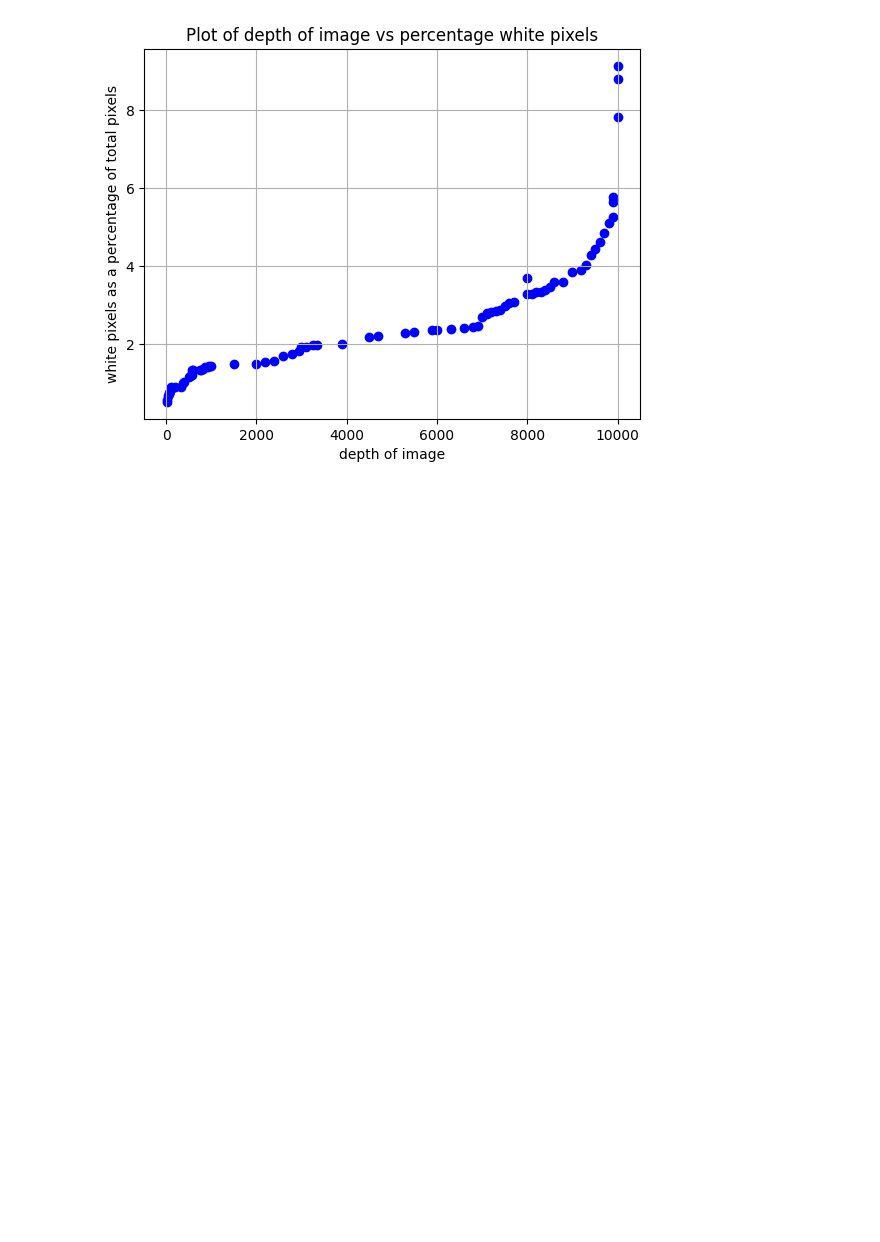
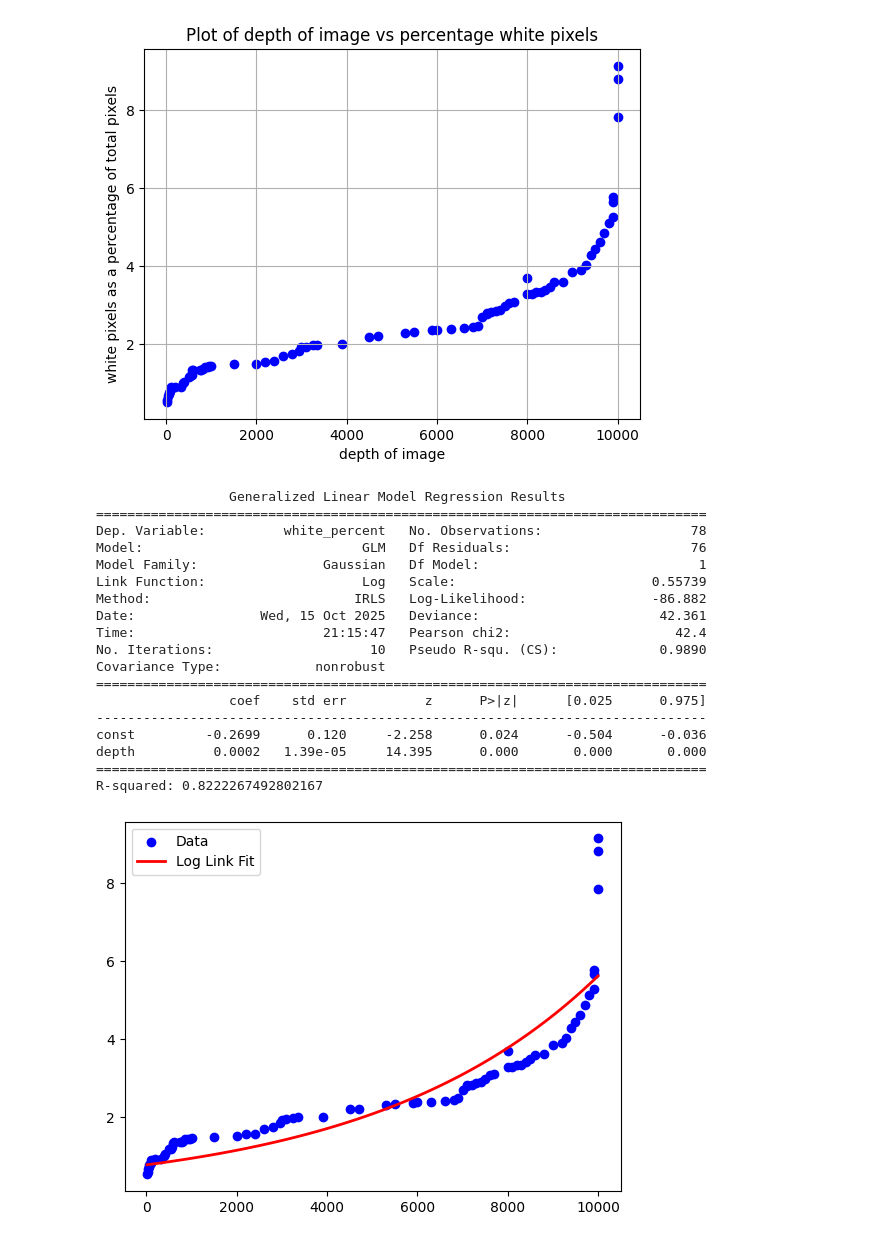
Before and after one commit to max-calcoen/comp-bme-IPF, a Jupyter notebook: get_pct_white.ipynb, the cells around one changed output. Cells and saved outputs as stored; diff of their text form; code cells hidden in the pictures; blank space fills up the shorter version.

```diff
--- a/get_pct_white.ipynb
+++ b/get_pct_white.ipynb
@@ -42,8 +42,8 @@ black_counts = []
 white_percents = []
 
 
-for x in range(len(images)):
-    _, binary = cv2.threshold(images.iloc[x]["image"], 127, 255, cv2.THRESH_BINARY)
+for x_glm in range(len(images)):
+    _, binary = cv2.threshold(images.iloc[x_glm]["image"], 127, 255, cv2.THRESH_BINARY)
 
     white = np.sum(binary == 255)
     black = np.sum(binary == 0)
@@ -54,23 +54,23 @@ for x in range(len(images)):
 # print the number of white and black pixels in each image.
 
 print(colored("Counts of pixel by color in each image", "yellow"))
-for x in range(len(images)):
-    print(colored(f"White pixels in image {x}: {white_counts[x]}", "white"))
-    print(colored(f"Black pixels in image {x}: {black_counts[x]}", "black"))
+for x_glm in range(len(images)):
+    print(colored(f"White pixels in image {x_glm}: {white_counts[x_glm]}", "white"))
+    print(colored(f"Black pixels in image {x_glm}: {black_counts[x_glm]}", "black"))
     print()
 
 # calculate the percentage of pixels in each image that are white and make a list that contains these percentages for each filename
 
-for x in range(len(images)):
-    white_percent = 100 * (white_counts[x] / (black_counts[x] + white_counts[x]))
+for x_glm in range(len(images)):
+    white_percent = 100 * (white_counts[x_glm] / (black_counts[x_glm] + white_counts[x_glm]))
     white_percents.append(white_percent)
 
 # print the filename (on one line in red font), and below that line print the percent white pixels and depth
 
 print(colored("Percent white px:", "yellow"))
-for x in range(len(images)):
-    print(colored(f"{images.iloc[x]['filename']}:", "red"))
-    print(f"{white_percents[x]}% White | Depth: {images.iloc[x]['depth']} microns")
+for x_glm in range(len(images)):
+    print(colored(f"{images.iloc[x_glm]['filename']}:", "red"))
+    print(f"{white_percents[x_glm]}% White | Depth: {images.iloc[x_glm]['depth']} microns")
     print()
 # %% [output]
 Counts of pixel by color in each image
@@ -110,3 +110,55 @@ plt.ylabel("white pixels as a percentage of total pixels")
 plt.grid(True)
 # %% [output]
 [figure]
+# %%
+# generalized linear model
+import statsmodels.api as sm
+
+# prepare the data
+x_glm = df["depth"]
+y_glm = df["white_percent"]
+
+# add a constant for the intercept
+x_const = sm.add_constant(x_glm)
+
+# fit a generalized linear model (GLM) with Gaussian family
+glm_model = sm.GLM(y_glm, x_const, family=sm.families.Gaussian(link=sm.families.links.Log())).fit()
+
+# print the summary
+print(glm_model.summary())
+
+# calculate R-squared
+fitted_values = glm_model.fittedvalues
+ss_total = ((y_glm - y_glm.mean()) ** 2).sum()
+ss_residual = ((y_glm - fitted_values) ** 2).sum()
+r_squared = 1 - (ss_residual / ss_total)
+print(f"R-squared: {r_squared}")
+
+# plot the regression curve
+x_pred = np.linspace(x_glm.min(), x_glm.max(), 100)
+x_pred_const = sm.add_constant(x_pred)
+y_pred = glm_model.predict(x_pred_const)
+plt.scatter(x_glm, y_glm, color="blue", label="Data")
+plt.plot(x_pred, y_pred, color="red", linewidth=2, label="Log Link Fit")
+plt.legend()
+plt.show()
+# %% [output]
+                 Generalized Linear Model Regression Results
+==============================================================================
+Dep. Variable:          white_percent   No. Observations:                   78
+Model:                            GLM   Df Residuals:                       76
+Model Family:                Gaussian   Df Model:                            1
+Link Function:                    Log   Scale:                         0.55739
+Method:                          IRLS   Log-Likelihood:                -86.882
+Date:                Wed, 15 Oct 2025   Deviance:                       42.361
+Time:                        21:15:47   Pearson chi2:                     42.4
+No. Iterations:                    10   Pseudo R-squ. (CS):             0.9890
+Covariance Type:            nonrobust
+==============================================================================
+                 coef    std err          z      P>|z|      [0.025      0.975]
+------------------------------------------------------------------------------
+const         -0.2699      0.120     -2.258      0.024      -0.504      -0.036
+depth          0.0002   1.39e-05     14.395      0.000       0.000       0.000
+==============================================================================
+R-squared: 0.8222267492802167
+[figure, added]
```
Also changed, not shown: parts of 1 cell of this notebook, 5 other files.
